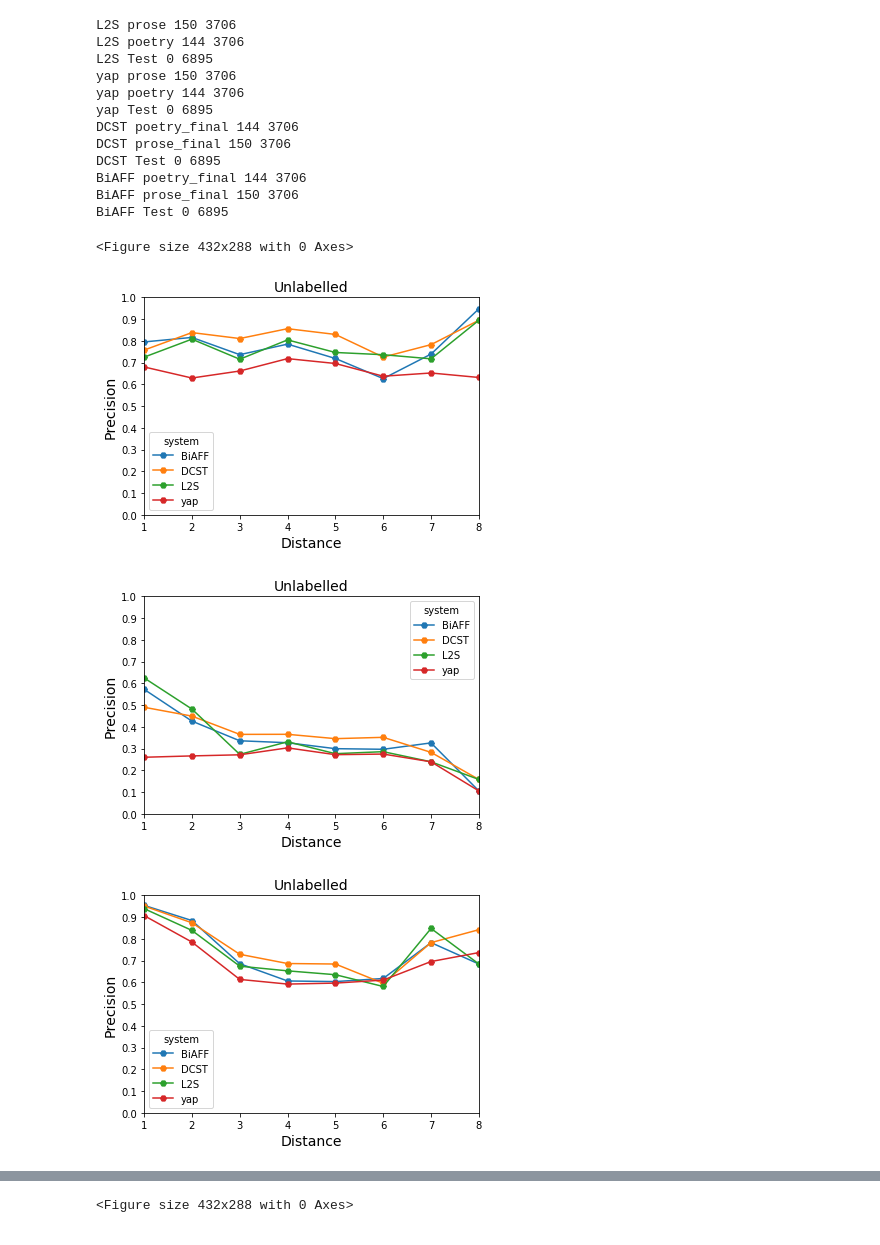
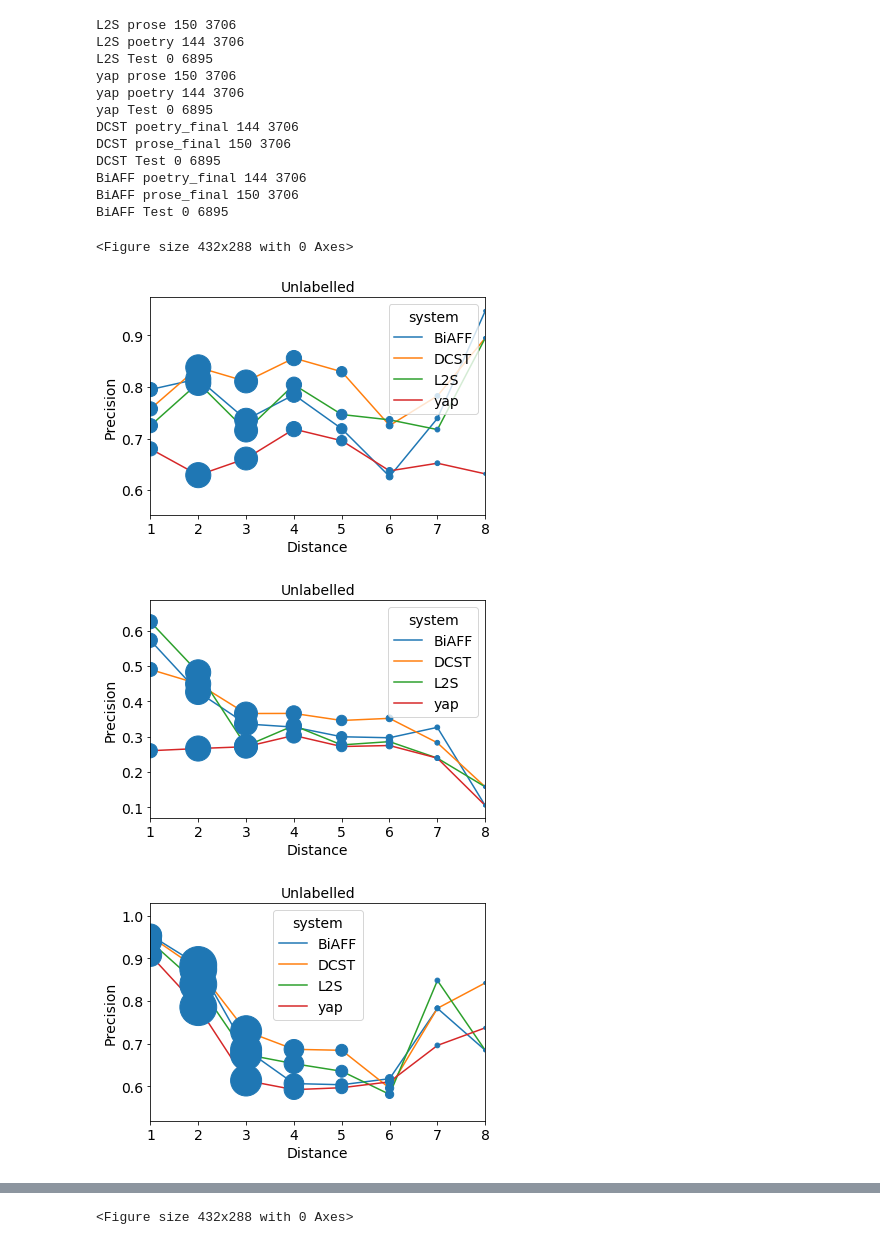
Before and after one commit to krishnamrith12/wscAnalysis, a Jupyter notebook: plots.ipynb, the cells around one changed output, grey strips where cells are left out. Cells and saved outputs as stored; diff of their text form; code cells hidden in the pictures.

```diff
--- a/plots.ipynb
+++ b/plots.ipynb
@@ -208,0 +233,19 @@ plotter('Test',17,evaln="Recall")
+# %%
+plotPD = distPD[(distPD["setting"] == "prose") & (distPD["Distance"] <= 17)  ][["system","Distance","lenth"]]
+plotPD = plotPD.pivot(index="Distance",columns="system",values="lenth").fillna(0)
+a = list(plotPD["BiAFF"][:7])
+a.append(int(plotPD["BiAFF"][7:].sum()))
+
+b = list(range(1,8))
+b.append(">7")
+
+from palettable.colorbrewer.qualitative import Pastel1_7, Paired_11
+import seaborn as sns
+plt.rcParams.update({'font.size': 14})
+my_circle=plt.Circle( (0,0), 1.2, color='white')
+ax = plt.pie(a, labels=b, colors=sns.color_palette("coolwarm", 8), autopct="%1.1f%%",radius=1.7)
+
+p=plt.gcf()
+p.gca().add_artist(my_circle)
+#plt.show()
+plt.savefig("depLenPoetry.eps",dpi=600,bbox_inches="tight")
@@ -389,23 +434,25 @@ for item in totListUnLab:
 # %%
 distPD = pd.DataFrame.from_records(unDF,columns=["system","setting","Distance","lenth","summ","fscore"])
 plt.clf()
 labOrNot = "Unlabelled"
 evaln = "Precision"
 for item in distPD["setting"].unique():
 
-    plotPD = distPD[(distPD["setting"] == item) & (distPD["Distance"] <= 8)][["system","Distance","fscore"]]
-    plotPD = plotPD.pivot(index="Distance",columns="system",values="fscore")
+    plotPD2 = distPD[(distPD["setting"] == item) & (distPD["Distance"] <= 8)][["system","Distance","fscore","lenth"]]
+    plotPD = plotPD2.pivot(index="Distance",columns="system",values="fscore")
+
     #plotPD.plot(marker='H',title=item.title())
-    ax = plotPD.plot(marker='H',title=labOrNot,yticks = np.arange(0,1.1,0.1))
+    ax = plotPD.plot(marker='',title=labOrNot,yticks = np.arange(0,1.1,0.1),zorder=1)
+    plt.scatter(plotPD2.Distance, plotPD2.fscore, s=plotPD2.lenth/2, zorder=2)
     ax.title.set_size(14)
     ax.set_ylabel("Precision",fontsize=14)
     ax.set_xlabel(plotPD.index.name,fontsize=14)
     plt.savefig(item+labOrNot+evaln+"DistRoot.eps",dpi=600,bbox_inches="tight")
 # %% [output]
 <Figure size 432x288 with 0 Axes>
-[figure, old version]
+[figure, new version]
-[figure, old version]
+[figure, new version]
-[figure, old version]
+[figure, new version]
 # %%
 for item in distPD["setting"].unique():
     print(item)
```
Also changed, not shown: parts of 17 cells of this notebook, 50 other files.
